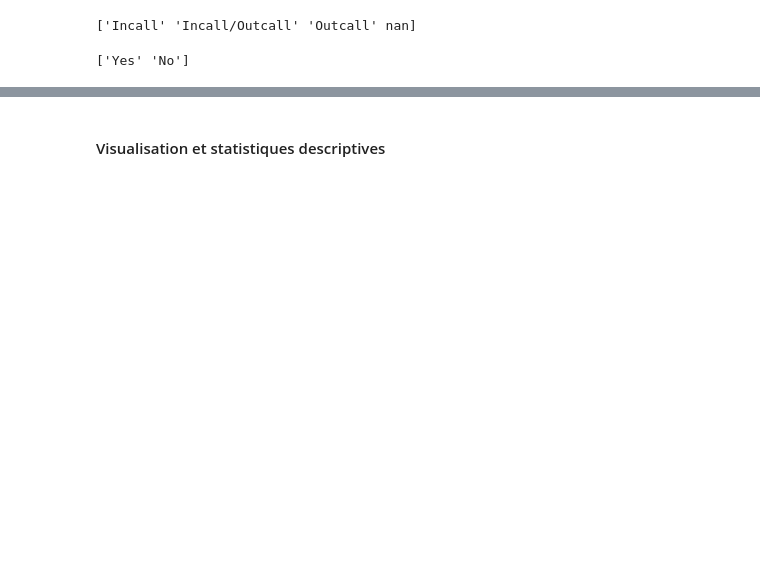
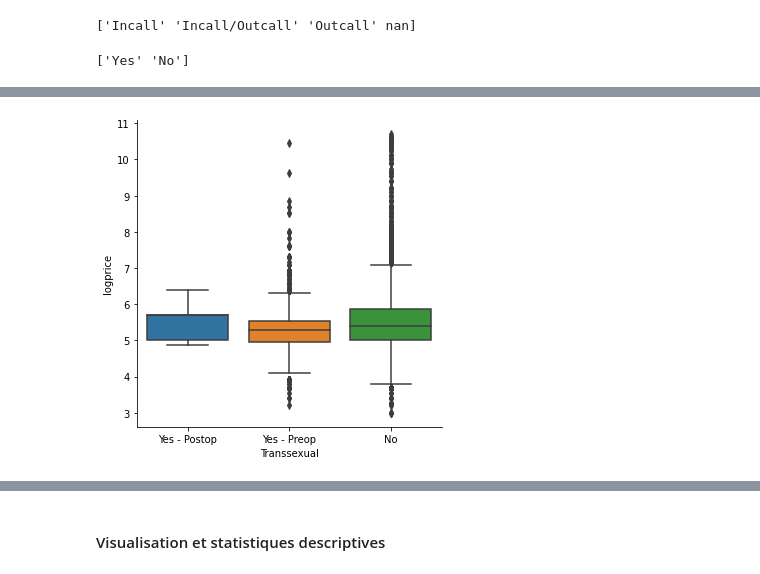
Before and after one commit to Emeline-Maire/Projet-DSSS, a Jupyter notebook: Statistiques Descriptives.ipynb, the cells around one changed output, grey strips where cells are left out. Saved outputs shown, nothing was run; the diff lists cells and outputs as text; code cells hidden in the pictures; blank space fills up the shorter version.

```diff
--- a/Statistiques Descriptives.ipynb
+++ b/Statistiques Descriptives.ipynb
@@ -246,0 +468,5 @@ df["Languages"] = df["Languages"].map(languages)
+# %%
+sns.catplot(x="Transsexual", y="logprice", kind='box',data=df)
+plt.savefig('moustache_prix.png')
+# %% [output]
+[figure, added]
```
Also changed, not shown: parts of 40 cells of this notebook.
